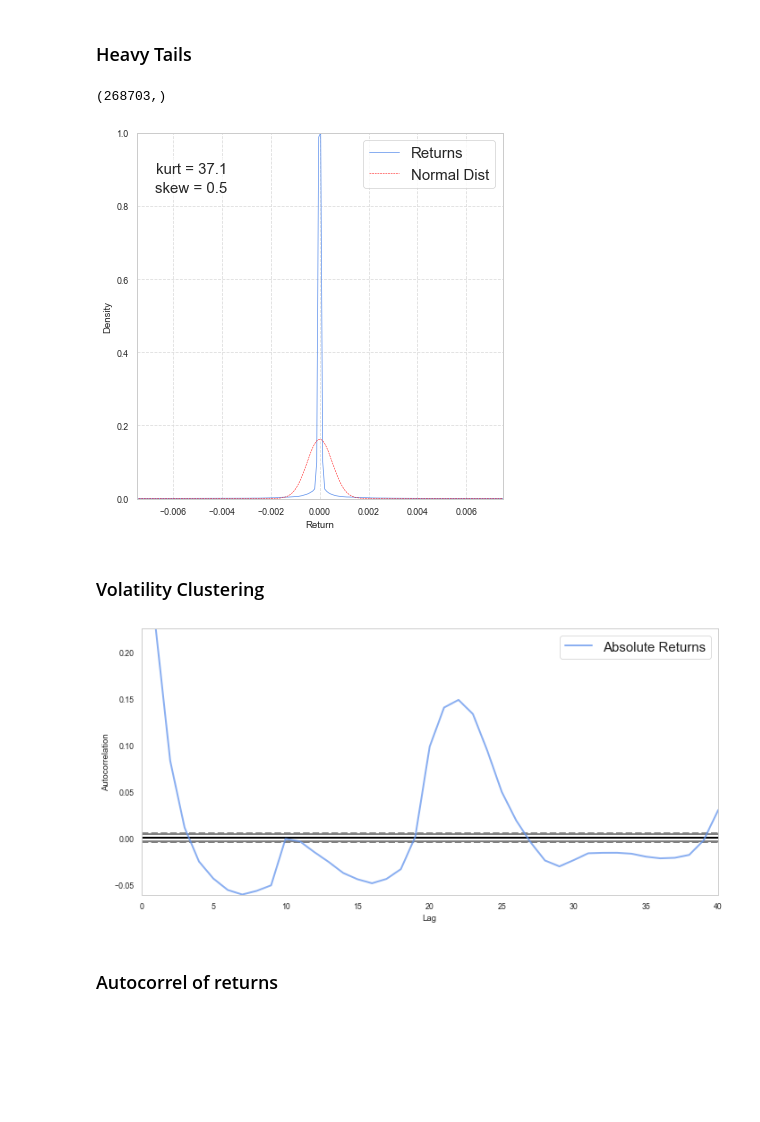
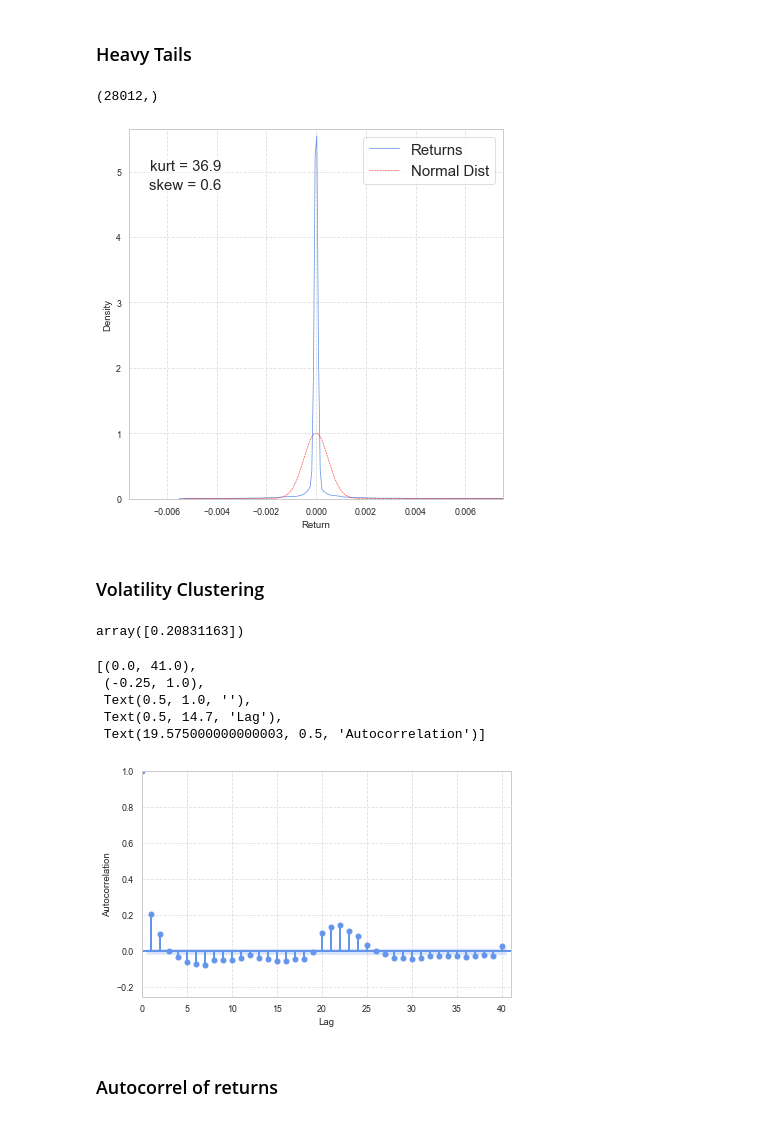
Before and after one commit to victoremil1996/rl_for_trading, a Jupyter notebook: notebooks/market_simulation_main.ipynb, the cells around one changed output. Drawn from its saved outputs; the diff is of its cells as text; code cells hidden in the pictures; blank space fills up the shorter version.

```diff
--- a/notebooks/market_simulation_main.ipynb
+++ b/notebooks/market_simulation_main.ipynb
@@ -139,7 +139,7 @@ for j in range(n_agents):
 # %% [markdown]
 ## Run simulation
 # %%
-time_periods = 1000
+time_periods = 100
 n_episodes = 1
 rl_profit = []
 market_prices = []
@@ -317,28 +318,38 @@ plt.savefig("plots/returns_cumreturns_4.png")
 # %%
 all_stacked_returns.shape
 # %% [output]
-(268703,)
+(28012,)
 # %%
 fig, ax = plt.subplots(figsize = (6, 6))
 dist_vs_normal_plot(returns, ax = ax)
 #dist_vs_normal(pd.DataFrame(all_stacked_returns), ax = ax)
 
 fig.tight_layout()
-heavy_name = "heavy_tails_bfrl_4"
-plt.savefig(f"plots/{heavy_name}.png")
+#heavy_name = "heavy_tails_bfrl_4"
+#plt.savefig(f"plots/{heavy_name}.png")
 # %% [output]
-[figure, old version]
+[figure, new version]
 # %% [markdown]
 ### Volatility Clustering
+# %%
+acf(abs(returns), nlags = 1)[1:]
+# %% [output]
+array([0.20831163])
 # %%
-fig, ax = plt.subplots( figsize = (10, 5))
-pd.plotting.autocorrelation_plot(np.abs(returns[1:]), ax = ax, label = "Absolute Returns", alpha = 0.75)
+fig, ax = plt.subplots( figsize = (6, 4))
+sm.graphics.tsa.plot_acf(np.abs(returns[1:]), lags = 40, ax = ax, alpha = 0.01)
 fig.tight_layout()
-ax.set_xlim(0, 40)
-vol_clust_name = "vol_cluster_bfrl_4"
-plt.savefig(f"plots/{vol_clust_name}.png")
+ax.set(xlim = (0, 41), ylim = (-0.25, None), title = None,
+      xlabel = "Lag", ylabel = "Autocorrelation")
+#vol_clust_name = "vol_cluster_bfrl_4"
+#plt.savefig(f"plots/{vol_clust_name}.png")
 # %% [output]
+[(0.0, 41.0),
+ (-0.25, 1.0),
+ Text(0.5, 1.0, ''),
+ Text(0.5, 14.7, 'Lag'),
+ Text(19.575000000000003, 0.5, 'Autocorrelation')]
-[figure, old version]
+[figure, new version]
 # %% [markdown]
 ### Autocorrel of returns
 # %%
```
Also changed, not shown: parts of 9 cells of this notebook, 1 other file.
